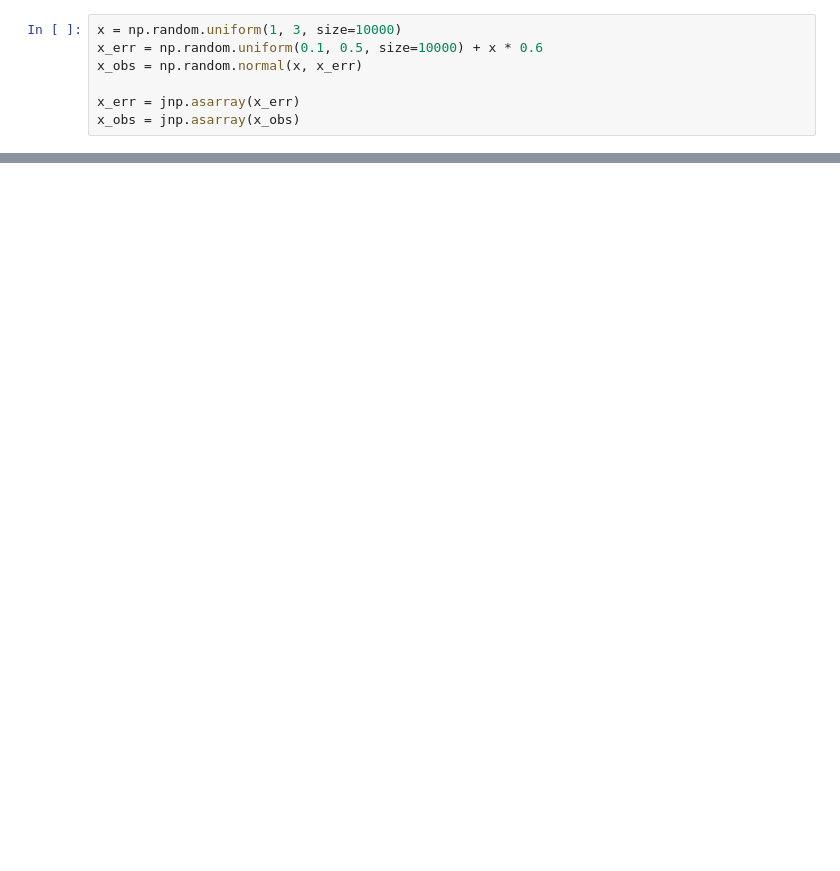
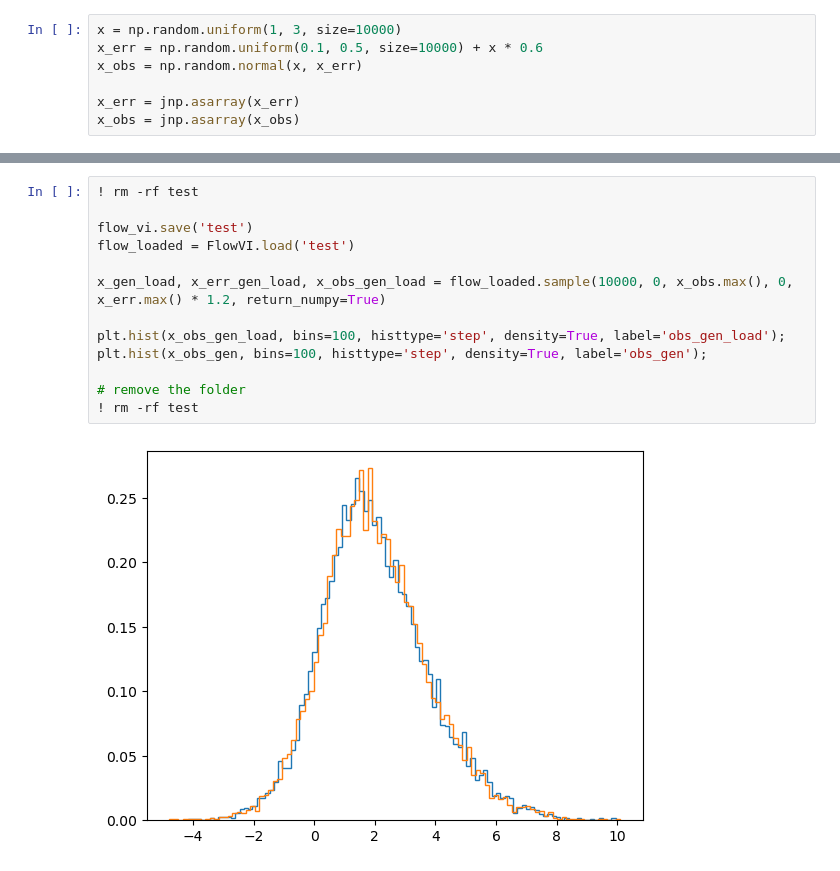
Before and after one commit to astro-jingtao/raddest, a Jupyter notebook: example/fit_x_xerr.ipynb, the cells around one changed output, grey strips where cells are left out. Saved outputs shown, nothing was run; the diff lists cells and outputs as text; blank space fills up the shorter version.

```diff
--- a/example/fit_x_xerr.ipynb
+++ b/example/fit_x_xerr.ipynb
@@ -85,0 +88,15 @@ plt.legend()
+# %%
+! rm -rf test
+
+flow_vi.save('test')
+flow_loaded = FlowVI.load('test')
+
+x_gen_load, x_err_gen_load, x_obs_gen_load = flow_loaded.sample(10000, 0, x_obs.max(), 0, x_err.max() * 1.2, return_numpy=True)
+
+plt.hist(x_obs_gen_load, bins=100, histtype='step', density=True, label='obs_gen_load');
+plt.hist(x_obs_gen, bins=100, histtype='step', density=True, label='obs_gen');
+
+# remove the folder
+! rm -rf test
+# %% [output]
+[figure, added]
```
Also changed, not shown: parts of 15 cells of this notebook, 8 other files.
